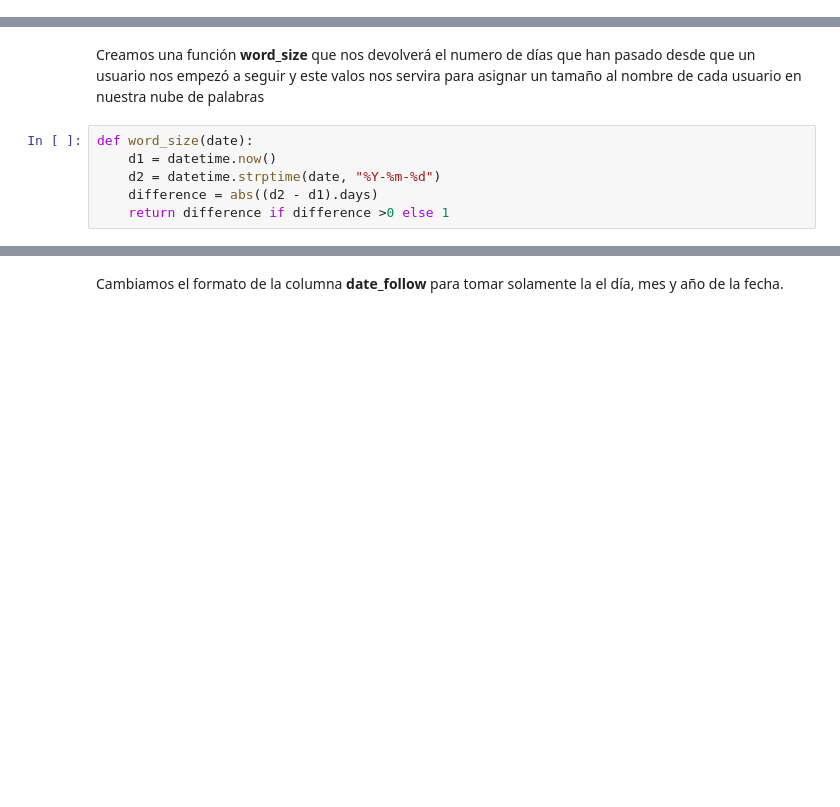
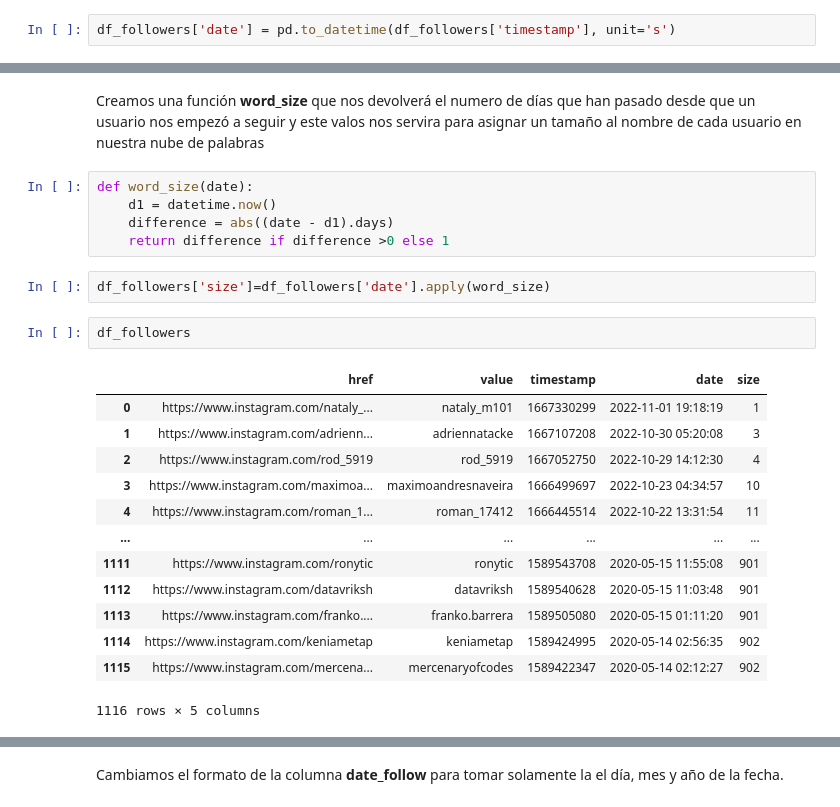
Before and after one commit to taicoding/instagram-visualizations, a Jupyter notebook: word-cloud-followers.ipynb, the cells around one changed output, grey strips where cells are left out. Cells and saved outputs as stored; diff of their text form; blank space fills up the shorter version.

```diff
--- a/word-cloud-followers.ipynb
+++ b/word-cloud-followers.ipynb
@@ -53,3 +97,5 @@ df_followers
 Primero vamos a eliminar todas las filas que tengan algun atribubo en NAN y aplicamos el resultado de esta limpieza en nuestro **df_followers** con **inplace=True**
 # %%
 df_followers.dropna(inplace=True)
+# %%
+df_followers['date'] = pd.to_datetime(df_followers['timestamp'], unit='s')
@@ -58,6 +120,23 @@ Creamos una función **word_size** que nos devolverá el numero de días que han
 # %%
 def word_size(date):
     d1 = datetime.now()
-    d2 = datetime.strptime(date, "%Y-%m-%d")
-    difference = abs((d2 - d1).days)
+    difference = abs((date - d1).days)
     return difference if difference >0 else 1
+# %%
+df_followers['size']=df_followers['date'].apply(word_size)
+# %%
+df_followers
+# %% [output]
+|  | href | value | timestamp | date | size |
+| 0 | https://www.instagram.com/nataly_... | nataly_m101 | 1667330299 | 2022-11-01 19:18:19 | 1 |
+| 1 | https://www.instagram.com/adrienn... | adriennatacke | 1667107208 | 2022-10-30 05:20:08 | 3 |
+| 2 | https://www.instagram.com/rod_5919 | rod_5919 | 1667052750 | 2022-10-29 14:12:30 | 4 |
+| 3 | https://www.instagram.com/maximoa... | maximoandresnaveira | 1666499697 | 2022-10-23 04:34:57 | 10 |
+| 4 | https://www.instagram.com/roman_1... | roman_17412 | 1666445514 | 2022-10-22 13:31:54 | 11 |
+| ... | ... | ... | ... | ... | ... |
+| 1111 | https://www.instagram.com/ronytic | ronytic | 1589543708 | 2020-05-15 11:55:08 | 901 |
+| 1112 | https://www.instagram.com/datavriksh | datavriksh | 1589540628 | 2020-05-15 11:03:48 | 901 |
+| 1113 | https://www.instagram.com/franko.... | franko.barrera | 1589505080 | 2020-05-15 01:11:20 | 901 |
+| 1114 | https://www.instagram.com/keniametap | keniametap | 1589424995 | 2020-05-14 02:56:35 | 902 |
+| 1115 | https://www.instagram.com/mercena... | mercenaryofcodes | 1589422347 | 2020-05-14 02:12:27 | 902 |
+1116 rows × 5 columns
```
Also changed, not shown: parts of 24 cells of this notebook, 3 other files.
